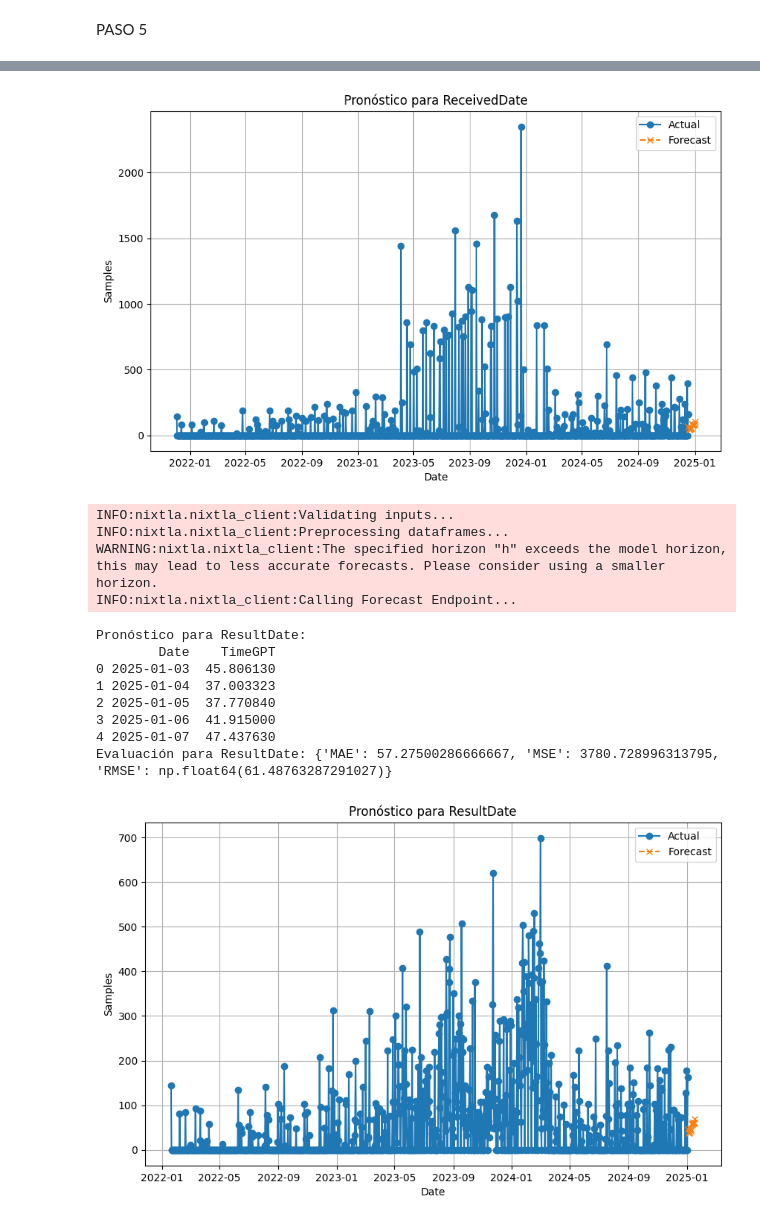
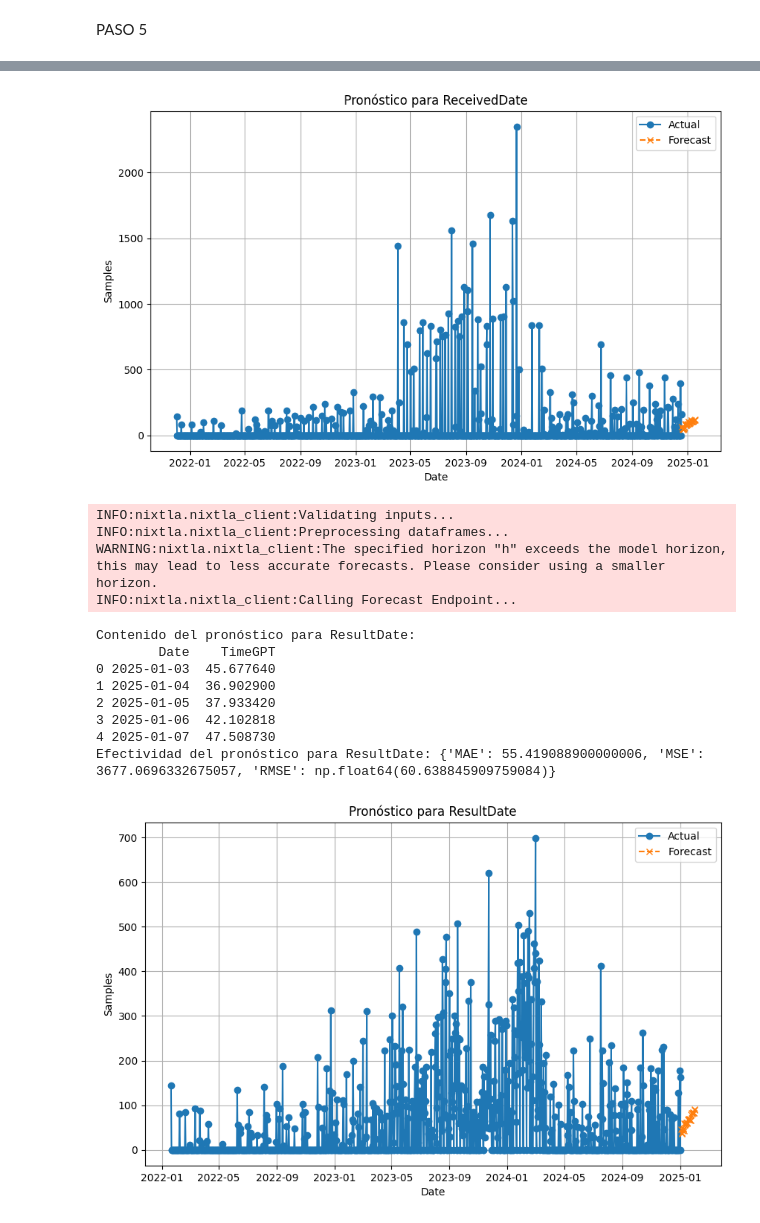
Before and after one commit to marcosluduea89/AST_TP2, a Jupyter notebook: Script_TP2_TimeGPT_Modificado.ipynb, the cells around one changed output, grey strips where cells are left out. Drawn from its saved outputs; the diff is of its cells as text; code cells hidden in the pictures.

```diff
--- a/Script_TP2_TimeGPT_Modificado.ipynb
+++ b/Script_TP2_TimeGPT_Modificado.ipynb
@@ -831,49 +482,70 @@ Efectividad del pronóstico para ResultDate: {'MAE': 57.65305346666666, 'MSE': 3
 # %%
 
-# Usamos los DataFrames agrupados ya existentes y rellenamos las fechas faltantes
-def preprocess_time_series(df, date_col, target_col, freq='D'):
-    df = df.reset_index()
-    df.columns = [date_col, target_col]
-    df[date_col] = pd.to_datetime(df[date_col])
-    df = df.set_index(date_col).asfreq(freq, fill_value=0).reset_index()
-    return df
+# Se agregan parámetros para ajustar el modelo de TimeGPT
+def forecast_time_series(dataframe, date_col, target_col, horizon=30, freq='D', model='timegpt-1', finetune_steps=10):
+    dataframe[date_col] = pd.to_datetime(dataframe[date_col])
 
-dispatch_time_series = preprocess_time_series(df_dispatchdate_agrupado, 'Date', 'Samples')
-received_time_series = preprocess_time_series(df_receiveddate_agrupado, 'Date', 'Samples')
-result_time_series = preprocess_time_series(df_resultdate_agrupado, 'Date', 'Samples')
+    # Preparar los datos para TimeGPT con ajustes avanzados
+    forecast_df = nixtla_client.forecast(
+        dataframe,
+        h=horizon,
+        freq=freq,
+        time_col=date_col,
+        target_col=target_col,
+        model=model,  # Modelo que se va a usar
+        finetune_steps=finetune_steps,  # Pasos para el ajuste fino del modelo
+        finetune_loss='mse'  # Usar MSE como función de pérdida para optimizar
+    )
+    return forecast_df
 
-# Diccionario con todas las series
+
+# Definir una función para graficar resultados
+def plot_forecast(series_data, forecast, title):
+    plt.figure(figsize=(10, 6))
+    plt.plot(series_data['Date'], series_data['Samples'], label='Actual', marker='o')
+    plt.plot(forecast['Date'], forecast['TimeGPT'], label='Forecast', linestyle='--', marker='x')
+    plt.title(title)
+    plt.xlabel('Date')
+    plt.ylabel('Samples')
+    plt.legend()
+    plt.grid()
+    plt.show()
+
+
+# Preparar las tres series de tiempo
 series_dict = {
     "DispatchDate": dispatch_time_series,
     "ReceivedDate": received_time_series,
     "ResultDate": result_time_series
 }
 
-# Pronosticar para las tres series con TimeGPT
+# Pronosticar para las tres series
 forecasts = {}
 for series_name, series_data in series_dict.items():
     forecast = forecast_time_series(
-        series_data,
+        series_data,  # Ya contiene datos rellenados y uniformes
         date_col="Date",
         target_col="Samples",
-        horizon=15,
-        finetune_steps=20
+        horizon= 30,  # Reducir el horizonte para mejorar precisión
+        finetune_steps=20  # Más pasos de ajuste fino
     )
     forecasts[series_name] = forecast
 
-    # Mostrar el pronóstico
-    print(f"Pronóstico para {series_name}:")
+    # Verificar el contenido del pronóstico
+    print(f"Contenido del pronóstico para {series_name}:")
     print(forecast.head())
 
-    # Evaluar el rendimiento
+    # Evaluar la efectividad del pronóstico (si se tienen datos reales para comparar)
     if 'TimeGPT' in forecast.columns:
         actual = series_data['Samples'][-len(forecast):]
         predicted = forecast['TimeGPT']
         metrics = evaluate_forecast(actual, predicted)
-        print(f"Evaluación para {series_name}: {metrics}")
+
+        print(f"Efectividad del pronóstico para {series_name}: {metrics}")
 
     # Graficar resultados
-    plot_forecast(series_data, forecast, f"Pronóstico para {series_name}")
+
+        plot_forecast(series_data, forecast, f"Pronóstico para {series_name}")
 # %% [output]
 INFO:nixtla.nixtla_client:Validating inputs...
 INFO:nixtla.nixtla_client:Preprocessing dataframes...
@@ -903,14 +575,14 @@ Evaluación para ReceivedDate: {'MAE': 88.07640013333334, 'MSE': 12009.906203650
-[figure, old version]
+[figure, new version]
 INFO:nixtla.nixtla_client:Validating inputs...
 INFO:nixtla.nixtla_client:Preprocessing dataframes...
 WARNING:nixtla.nixtla_client:The specified horizon "h" exceeds the model horizon, this may lead to less accurate forecasts. Please consider using a smaller horizon.
 INFO:nixtla.nixtla_client:Calling Forecast Endpoint...
-Pronóstico para ResultDate:
+Contenido del pronóstico para ResultDate:
         Date    TimeGPT
-0 2025-01-03  45.806130
-1 2025-01-04  37.003323
-2 2025-01-05  37.770840
-3 2025-01-06  41.915000
-4 2025-01-07  47.437630
-Evaluación para ResultDate: {'MAE': 57.27500286666667, 'MSE': 3780.728996313795, 'RMSE': np.float64(61.48763287291027)}
+0 2025-01-03  45.677640
+1 2025-01-04  36.902900
+2 2025-01-05  37.933420
+3 2025-01-06  42.102818
+4 2025-01-07  47.508730
+Efectividad del pronóstico para ResultDate: {'MAE': 55.419088900000006, 'MSE': 3677.0696332675057, 'RMSE': np.float64(60.638845909759084)}
-[figure, old version]
+[figure, new version]
```
Also changed, not shown: parts of 17 cells of this notebook, 2 other files.
